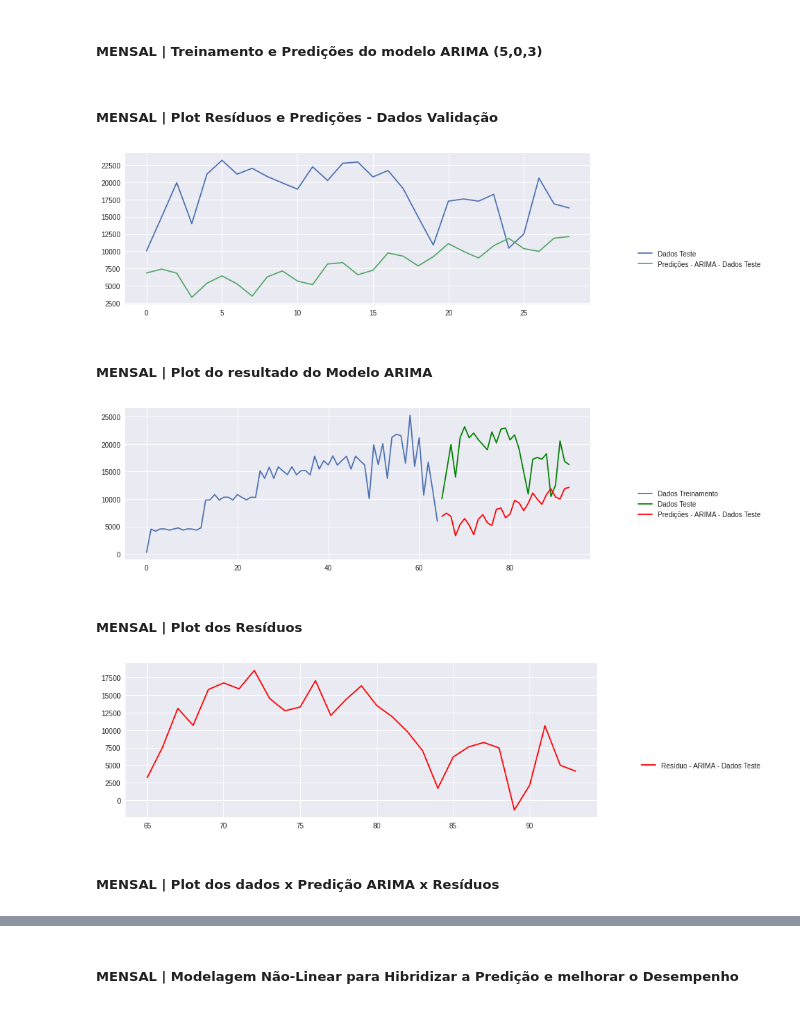
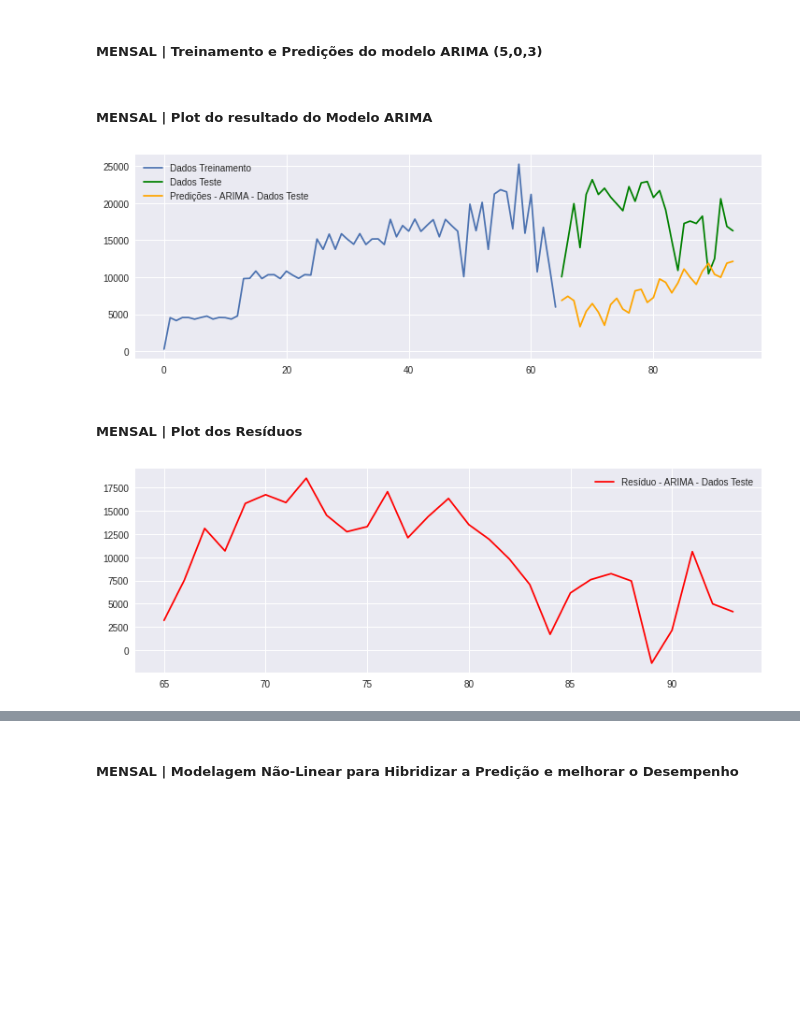
Before and after one commit to lcpbrandao/Analytics_Producao_Industrial, a Jupyter notebook: Projeto_Analytics_para_Produção_Industrial_(v02).ipynb, the cells around one changed output, grey strips where cells are left out. Cells and saved outputs as stored; diff of their text form; code cells hidden in the pictures; blank space fills up the shorter version.

```diff
--- a/Projeto_Analytics_para_Produção_Industrial_(v02).ipynb
+++ b/Projeto_Analytics_para_Produção_Industrial_(v02).ipynb
@@ -505,42 +525,31 @@ for i in range(testSize2-1):
   temp = modelo_arma_mensal.forecast(trainSize2+i)
   Predicoes_ARIMA_DT2.append(temp[trainSize2+1+i])
   x_treino_temp2.append(temp[trainSize2+1+i])
-# %% [markdown]
-##### MENSAL | Plot Resíduos e Predições - Dados Validação
-# %%
-plt.plot(range(testSize2),x_test2,range(testSize2),Predicoes_ARIMA_DT2)
-plt.legend(['Dados Teste','Predições - ARIMA - Dados Teste'], loc='upper right', bbox_to_anchor=(0.88, 0., 0.5, 0.4))
-rcParams['figure.figsize'] = 12, 4
-plt.show()
-# %% [output]
-[figure, removed]
 # %% [markdown]
 ##### MENSAL | Plot do resultado do Modelo ARIMA
 # %%
 plt.plot(range(trainSize2),x_treino2)
 plt.plot(range(trainSize2,trainSize2+testSize2),x_test2, color='green')
 
-plt.plot(range(trainSize2,trainSize2+testSize2), Predicoes_ARIMA_DT2, color='red')
+plt.plot(range(trainSize2,trainSize2+testSize2), Predicoes_ARIMA_DT2, color='orange')
 
-plt.legend(['Dados Treinamento', 'Dados Teste',
-            'Predições - ARIMA - Dados Teste'], loc='upper right', bbox_to_anchor=(0.88, 0.1, 0.5, 0.4))
-
+plt.legend(['Dados Treinamento',
+            'Dados Teste',
+            'Predições - ARIMA - Dados Teste'])
 rcParams['figure.figsize'] = 12, 4
 plt.show()
 # %% [output]
-[figure, old version]
+[figure, new version]
 # %% [markdown]
 ##### MENSAL | Plot dos Resíduos
 # %%
 Residuos_ARIMA_DT2 = np.subtract(x_test2.tolist(),Predicoes_ARIMA_DT2)
 
 Residuos_ARIMA_DT2
 plt.plot(range(trainSize2,trainSize2+len(Residuos_ARIMA_DT2)),Residuos_ARIMA_DT2, color='red')
-plt.legend(['Resíduo - ARIMA - Dados Teste'], loc='upper right', bbox_to_anchor=(0.86, 0., 0.5, 0.4))
+plt.legend(['Resíduo - ARIMA - Dados Teste'])
 
 rcParams['figure.figsize'] = 12, 4
 plt.show()
 # %% [output]
-[figure, old version]
+[figure, new version]
-# %% [markdown]
-##### MENSAL | Plot dos dados x Predição ARIMA x Resíduos
```
Also changed, not shown: parts of 12 cells of this notebook.
